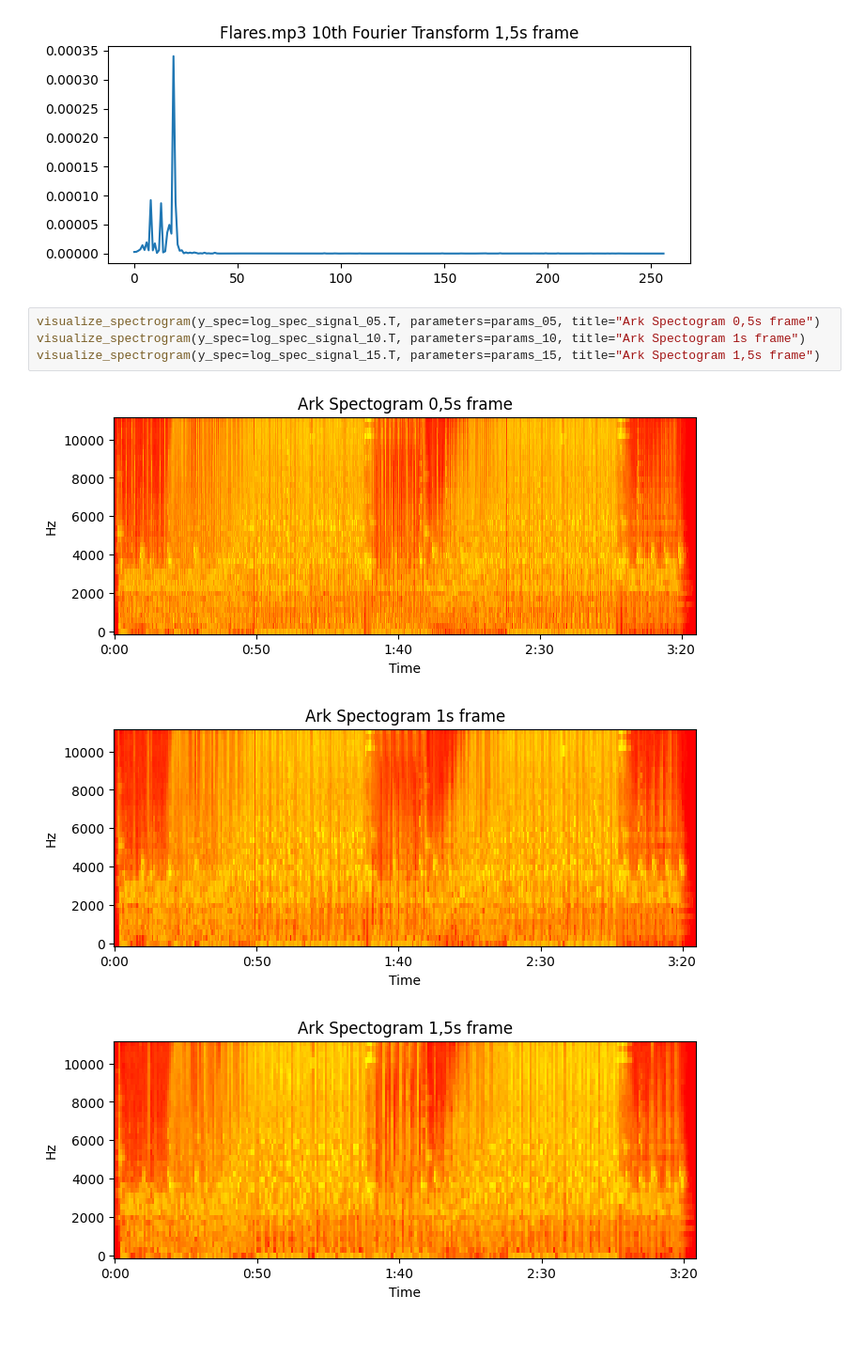
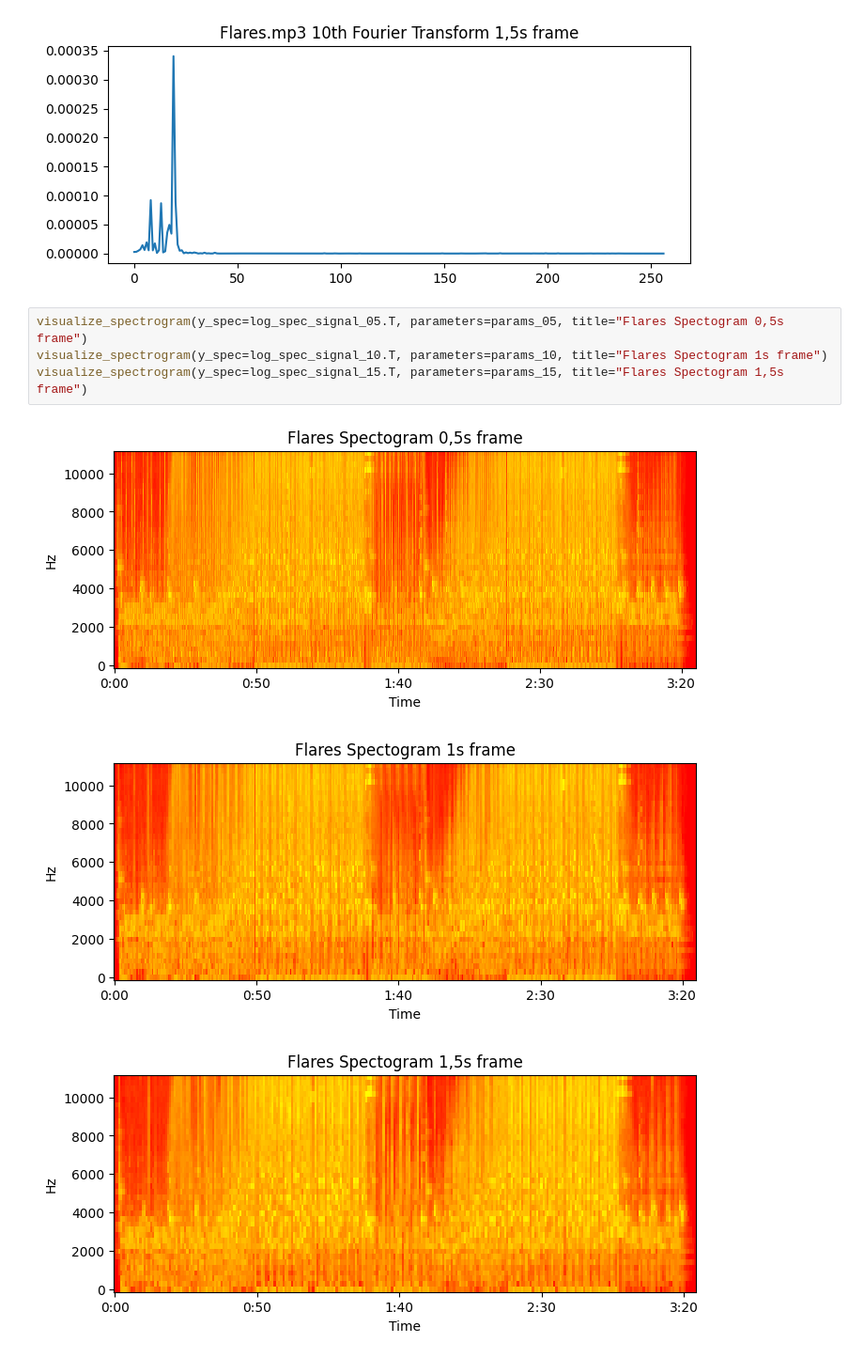
Before and after one commit to gdapriana/audiomatch, a Jupyter notebook: random/visualize.ipynb, the cells around one changed output. Shown: that part at 94% size. Cells and saved outputs as stored; diff of their text form.

```diff
--- a/random/visualize.ipynb
+++ b/random/visualize.ipynb
@@ -114,11 +114,11 @@ vis_fft(signal=fft_signal_15[10], title=f"{data_title} 10th Fourier Transform 1,
 [figure]
 [figure]
 # %%
-visualize_spectrogram(y_spec=log_spec_signal_05.T, parameters=params_05, title="Ark Spectogram 0,5s frame")
-visualize_spectrogram(y_spec=log_spec_signal_10.T, parameters=params_10, title="Ark Spectogram 1s frame")
-visualize_spectrogram(y_spec=log_spec_signal_15.T, parameters=params_15, title="Ark Spectogram 1,5s frame")
+visualize_spectrogram(y_spec=log_spec_signal_05.T, parameters=params_05, title="Flares Spectogram 0,5s frame")
+visualize_spectrogram(y_spec=log_spec_signal_10.T, parameters=params_10, title="Flares Spectogram 1s frame")
+visualize_spectrogram(y_spec=log_spec_signal_15.T, parameters=params_15, title="Flares Spectogram 1,5s frame")
 # %% [output]
-[figure, old version]
+[figure, new version]
-[figure, old version]
+[figure, new version]
-[figure, old version]
+[figure, new version]
 # %%
```
Also changed, not shown: parts of 1 cell of this notebook, 2 other files.
